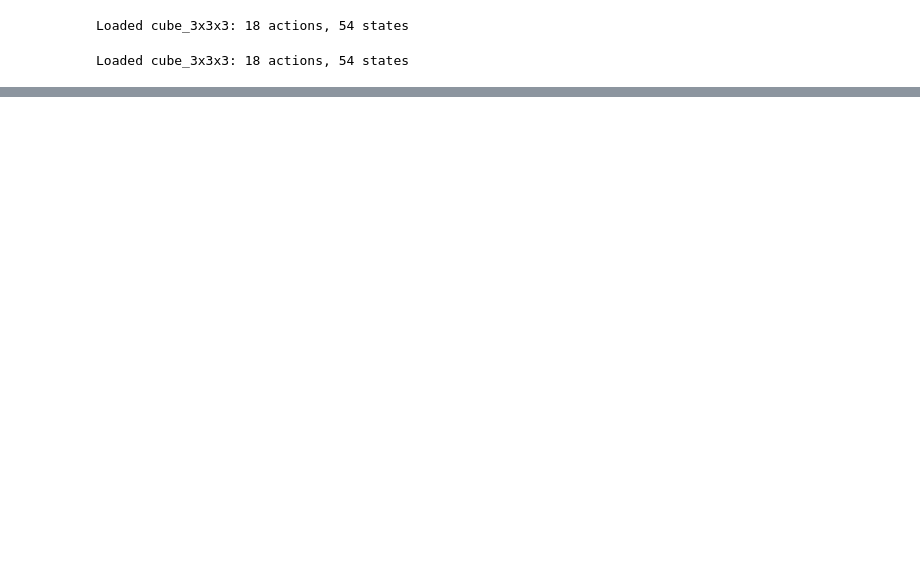
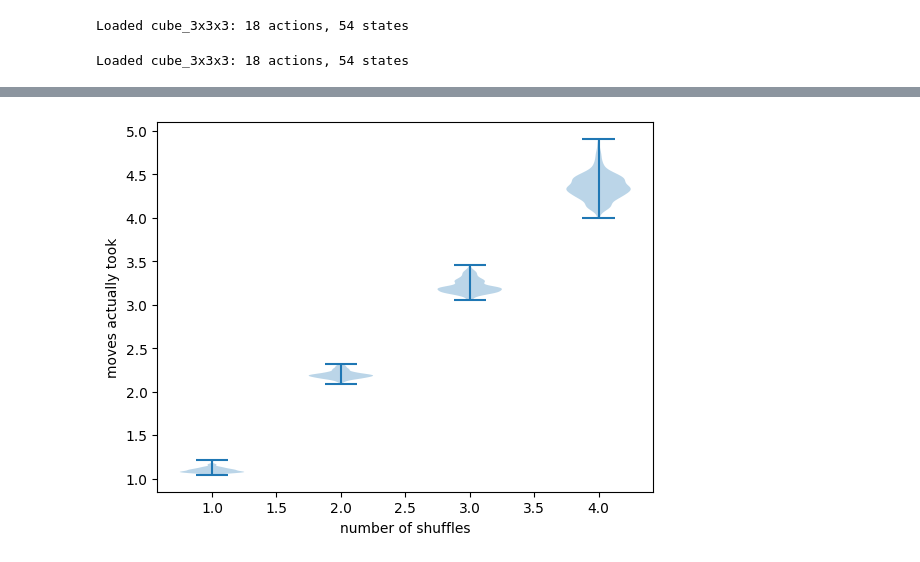
Before and after one commit to LeonY117/polytope-permutation, a Jupyter notebook: agent.ipynb, the cells around one changed output, grey strips where cells are left out. Cells and saved outputs as stored; diff of their text form; code cells hidden in the pictures; blank space fills up the shorter version.

```diff
--- a/agent.ipynb
+++ b/agent.ipynb
@@ -472,0 +161,8 @@ env.reset()
+# %%
+eval_stats = result_manager.evaluate(steps=2500)
+# %%
+plot_success_length(
+    eval_stats["success_length_per_n"], save_to_folder=result_manager.directory
+)
+# %% [output]
+[figure, added]
```
Also changed, not shown: parts of 21 cells of this notebook.
